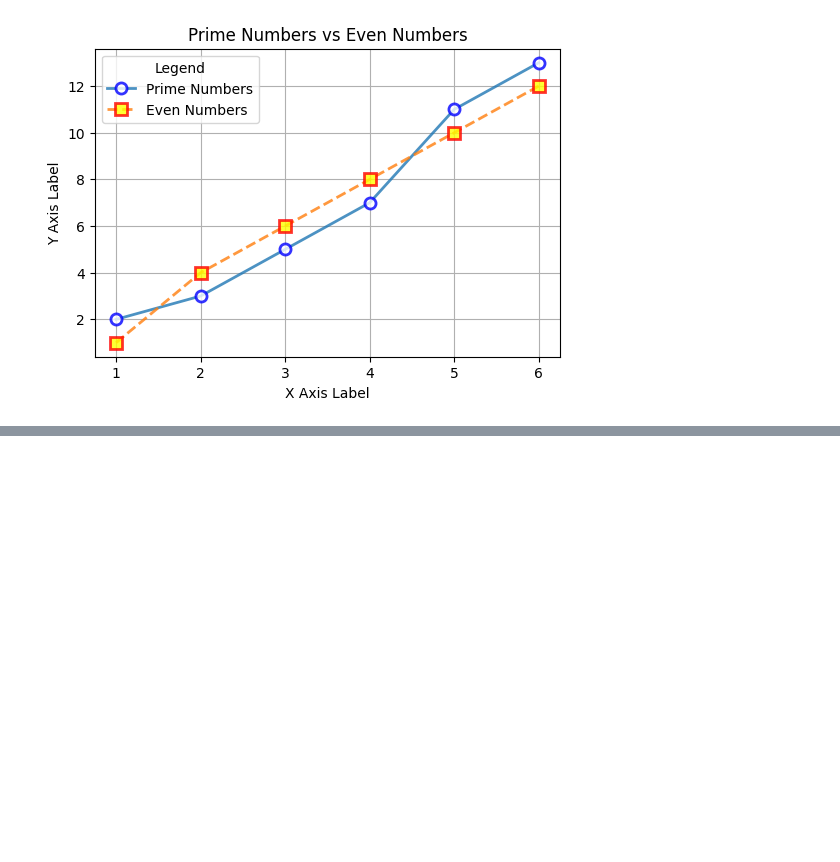
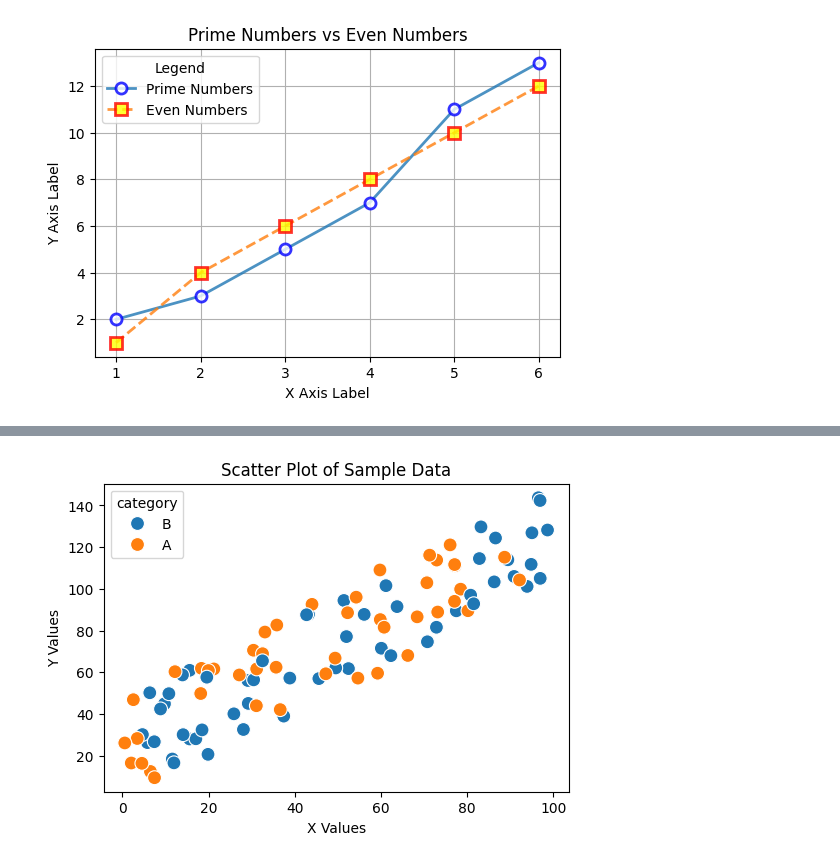
Before and after one commit to zahid-bracu/buet-business-analytics, a Jupyter notebook: Lecture_7_Script_Python_Advanced_for_Data_Analysis_Matplotlib_Seaborn.ipynb, the cells around one changed output, grey strips where cells are left out. Saved outputs shown, nothing was run; the diff lists cells and outputs as text; code cells hidden in the pictures; blank space fills up the shorter version.

```diff
--- a/Lecture_7_Script_Python_Advanced_for_Data_Analysis_Matplotlib_Seaborn.ipynb
+++ b/Lecture_7_Script_Python_Advanced_for_Data_Analysis_Matplotlib_Seaborn.ipynb
@@ -138,0 +182,25 @@ plt.show() # Show the plot
+# %%
+import numpy as np
+import seaborn as sns
+
+# Generate random data
+np.random.seed(42)
+x = np.random.rand(100) * 100  # Random numbers between 0 and 100
+y = x + (np.random.rand(100) * 50)  # Add some noise
+category = np.random.choice(['A', 'B'], size=100)  # Random categories
+
+# Create a DataFrame
+data = pd.DataFrame({'x': x, 'y': y, 'category': category})
+
+# Set the figure size
+plt.figure(figsize=(6, 4))
+
+# Scatter plot with seaborn
+sns.scatterplot(data=data, x='x', y='y', hue='category',s=100)
+
+plt.title('Scatter Plot of Sample Data')
+plt.xlabel('X Values')
+plt.ylabel('Y Values')
+plt.show()
+# %% [output]
+[figure, added]
```
Also changed, not shown: parts of 12 cells of this notebook.
